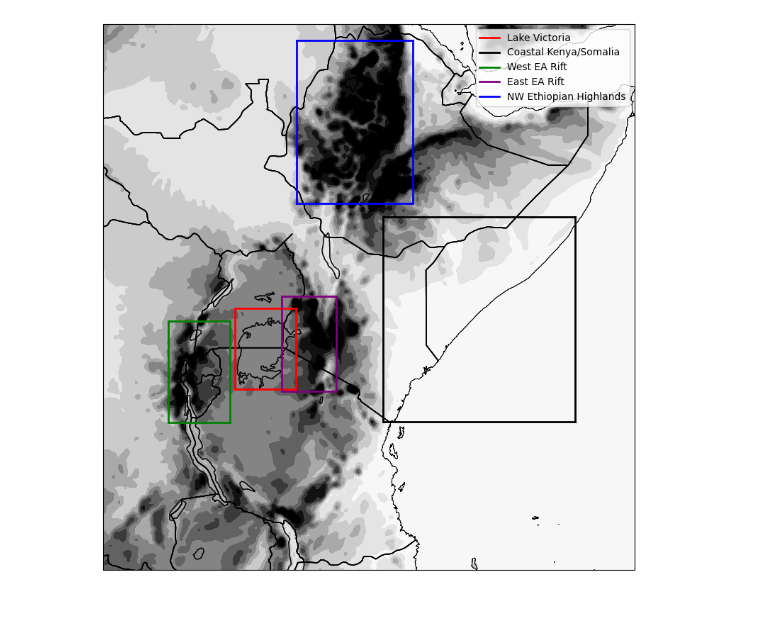
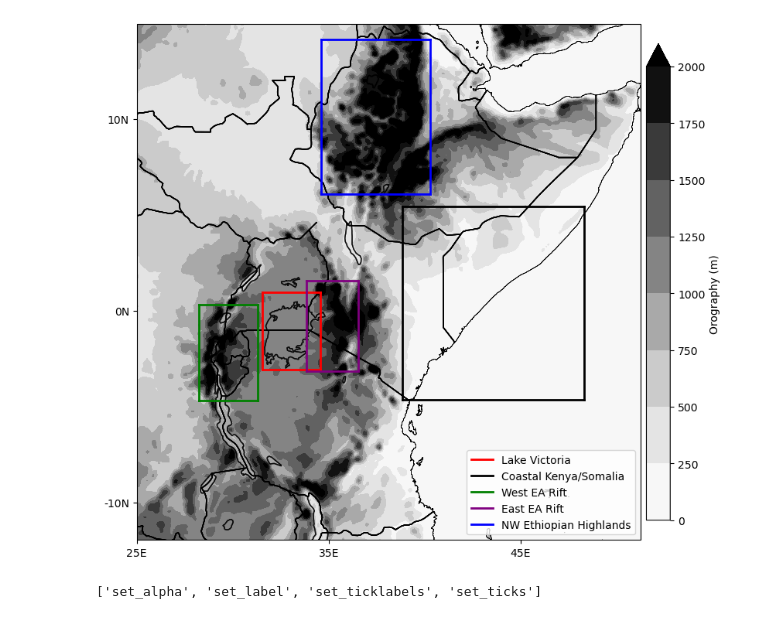
Before and after one commit to mlangguth89/downscaling-cgan, a Jupyter notebook: notebooks/plot_area_ranges.ipynb, the cells around one changed output. Cells and saved outputs as stored; diff of their text form; code cells hidden in the pictures.

Commit message:
Improved area plot formatting

```diff
--- a/notebooks/plot_area_ranges.ipynb
+++ b/notebooks/plot_area_ranges.ipynb
@@ -40,23 +40,44 @@ oro_ds = make_dataset_consistent(oro_ds)
 h_vals = oro_ds['h'].values
 h_vals[h_vals < 5] = 5.0
 # %%
-
+from matplotlib import gridspec
+# fig = plt.figure(constrained_layout=True, figsize=(12, 10))
+# gs = gridspec.GridSpec(1, 2, figure=fig,
+#                         width_ratios=[1, 0.05],
+#                         wspace=0.005)
+# ax = fig.add_subplot(gs[0,0], projection = ccrs.PlateCarree())
 fig, ax = plt.subplots(1,1, subplot_kw={'projection' : ccrs.PlateCarree()}, figsize=(10,10))
-
+hlevels = levels=[0] + list(np.arange(250, 2250, 250))
 for k, sa_dict in special_areas.items():
-    ax.contourf(lon_range_list, lat_range_list, h_vals[0,:,:], transform=ccrs.PlateCarree(), cmap='Greys',
-                levels=[0] + list(np.arange(250, 2250, 250)), extend='both')#
+    im = ax.contourf(lon_range_list, lat_range_list, h_vals[0,:,:], transform=ccrs.PlateCarree(), cmap='Greys',
+                levels=hlevels, extend='max')#
     ax.coastlines(resolution='10m', color='black', linewidth=0.4)
     ax.add_feature(cfeature.BORDERS)
     ax.add_feature(lake_feature, alpha=0.4)
     ln_rng, lt_rng = sa_dict['lon_range'], sa_dict['lat_range']
 
     ax.plot([ln_rng[0], ln_rng[0]], [lt_rng[0], lt_rng[1]], color=sa_dict['color'], linestyle='-', linewidth=2,transform=ccrs.PlateCarree())
     ax.plot([ln_rng[1], ln_rng[1]], [lt_rng[0], lt_rng[1]], color=sa_dict['color'], linestyle='-', linewidth=2,transform=ccrs.PlateCarree())
     ax.plot([ln_rng[0], ln_rng[1]], [lt_rng[0], lt_rng[0]], color=sa_dict['color'], linestyle='-', linewidth=2,transform=ccrs.PlateCarree())
     ax.plot([ln_rng[0], ln_rng[1]], [lt_rng[1], lt_rng[1]], color=sa_dict['color'], linestyle='-', linewidth=2,transform=ccrs.PlateCarree(), label=k)
 
-ax.legend()
+ax.legend(loc='lower right')
+# cbar_ax = fig.add_subplot(gs[:,-1])
+# cb = fig.colorbar(im, cax=cbar_ax, orientation='vertical', shrink = 0.1, aspect=2)
+cbar = plt.colorbar(im,values=hlevels,pad=0.01, shrink = 0.8)
+cbar.set_label("Orography (m)", loc='center')
+
+lon_ticks = np.arange(25, 50,10)
+lat_ticks = np.arange(-10, 15,10)
+ax.set_xticks(lon_ticks)
+ax.set_yticks(lat_ticks)
+ax.set_xticklabels([f'{ln}E' for ln in lon_ticks])
+ax.set_yticklabels([f"{lt}{'N' if lt >0 else 'N'}" for lt in lat_ticks])
+
 plt.show()
 # %% [output]
-[figure, old version]
+[figure, new version]
+# %%
+[item for item in dir(cbar) if item.startswith('set')]
+# %% [output]
+['set_alpha', 'set_label', 'set_ticklabels', 'set_ticks']
```
Also changed, not shown: 1 other file.
